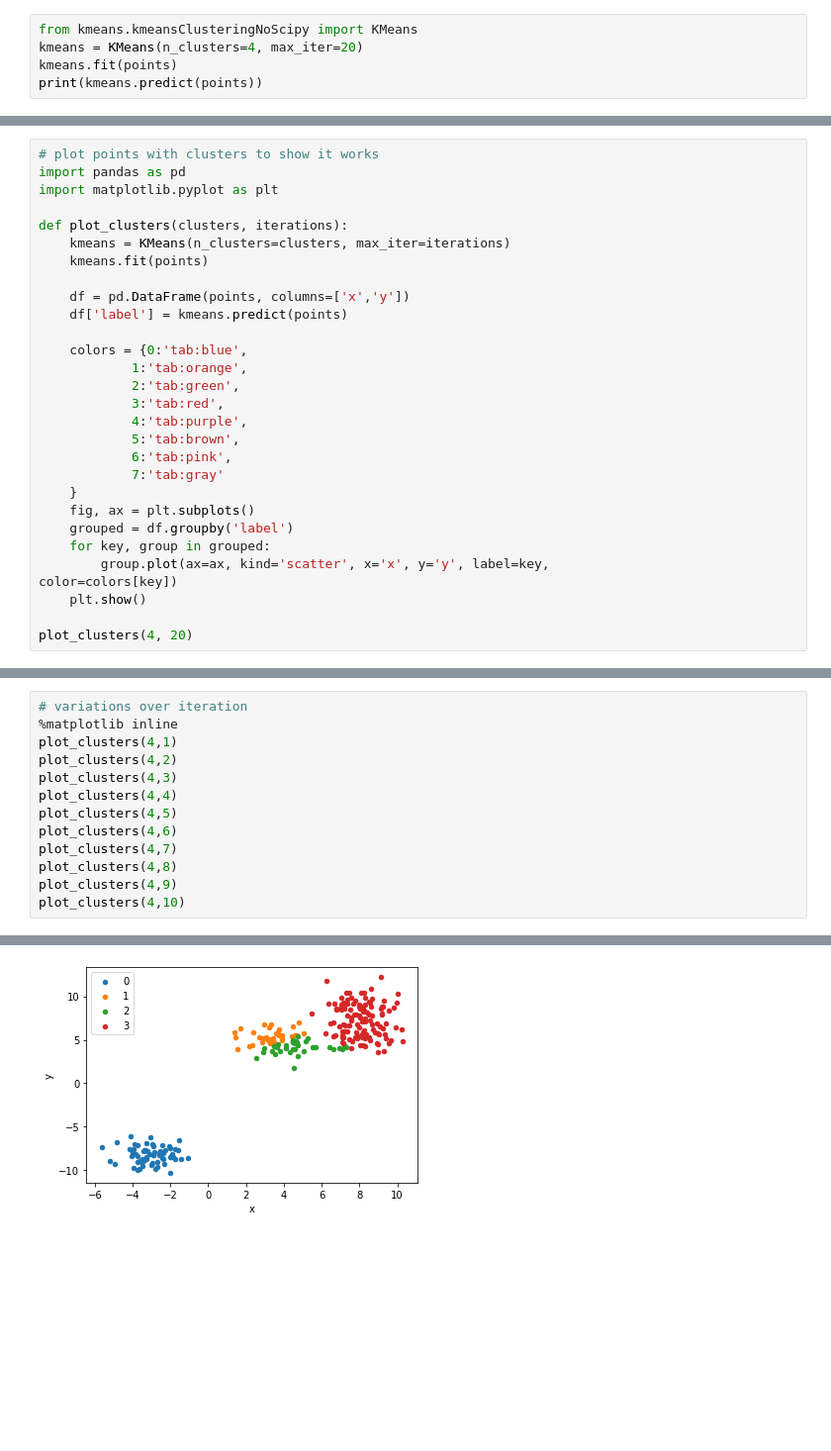
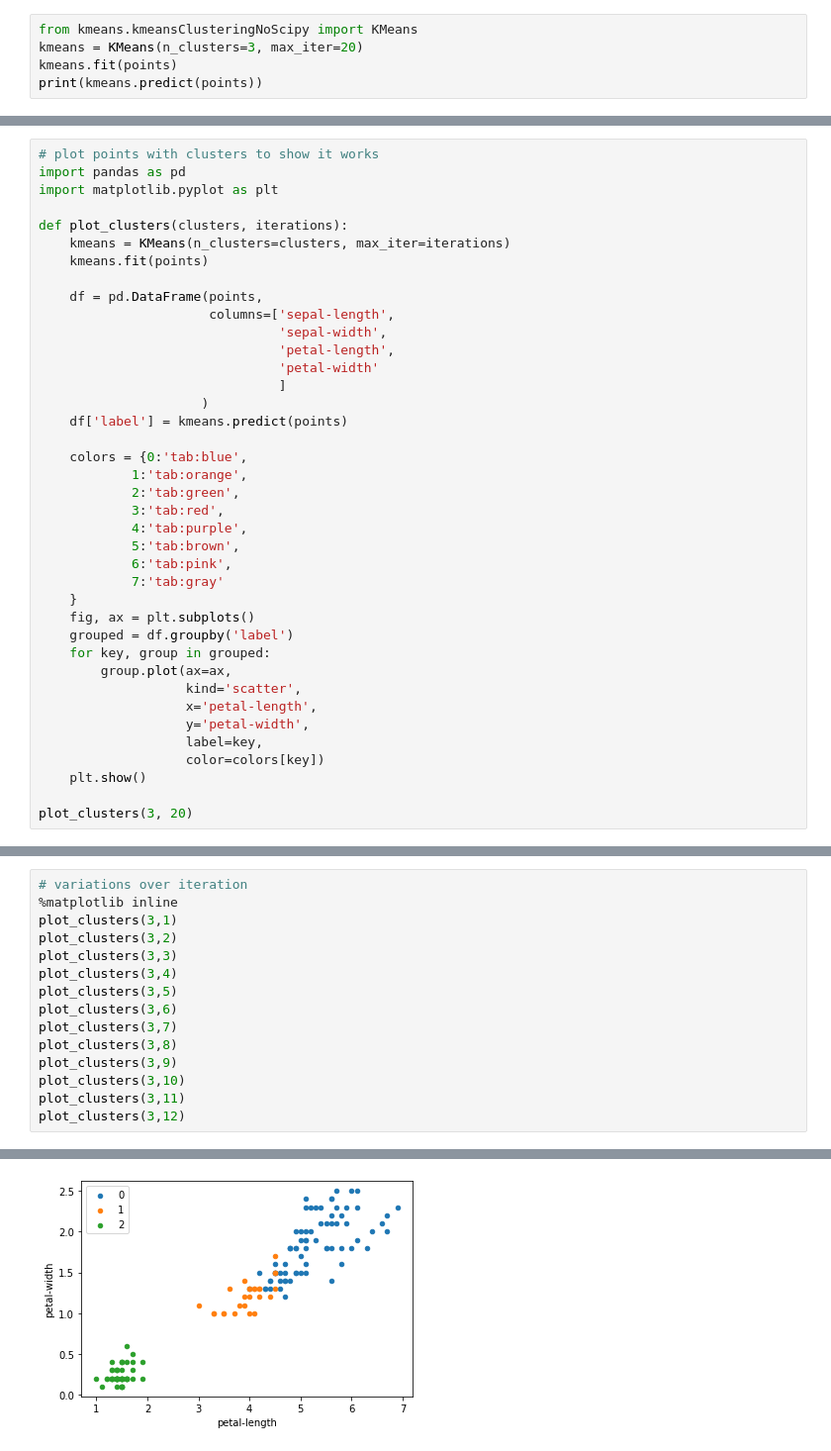
Before and after one commit to Lilchoto3/cs-build-week-unit-5, a Jupyter notebook: testing.ipynb, the cells around one changed output, grey strips where cells are left out. Shown at 99% size. Drawn from its saved outputs; the diff is of its cells as text; blank space fills up the shorter version.

```diff
--- a/testing.ipynb
+++ b/testing.ipynb
@@ -13,6 +23,6 @@ print(points[:5])
 # %%
 from kmeans.kmeansClusteringNoScipy import KMeans
-kmeans = KMeans(n_clusters=4, max_iter=20)
+kmeans = KMeans(n_clusters=3, max_iter=20)
 kmeans.fit(points)
 print(kmeans.predict(points))
 # %% [output]
@@ -37,7 +48,13 @@ def plot_clusters(clusters, iterations):
     kmeans = KMeans(n_clusters=clusters, max_iter=iterations)
     kmeans.fit(points)
 
-    df = pd.DataFrame(points, columns=['x','y'])
+    df = pd.DataFrame(points,
+                      columns=['sepal-length',
+                               'sepal-width',
+                               'petal-length',
+                               'petal-width'
+                               ]
+                     )
     df['label'] = kmeans.predict(points)
 
     colors = {0:'tab:blue',
@@ -52,10 +69,15 @@ def plot_clusters(clusters, iterations):
     fig, ax = plt.subplots()
     grouped = df.groupby('label')
     for key, group in grouped:
-        group.plot(ax=ax, kind='scatter', x='x', y='y', label=key,                       color=colors[key])
+        group.plot(ax=ax,
+                   kind='scatter',
+                   x='petal-length',
+                   y='petal-width',
+                   label=key,
+                   color=colors[key])
     plt.show()
 
-plot_clusters(4, 20)
+plot_clusters(3, 20)
 # %% [output]
 Iteration: 0
 Iteration: 1
@@ -72,18 +95,20 @@ Iteration: 10
 # %%
 # variations over iteration
 %matplotlib inline
-plot_clusters(4,1)
-plot_clusters(4,2)
-plot_clusters(4,3)
-plot_clusters(4,4)
-plot_clusters(4,5)
-plot_clusters(4,6)
-plot_clusters(4,7)
-plot_clusters(4,8)
-plot_clusters(4,9)
-plot_clusters(4,10)
+plot_clusters(3,1)
+plot_clusters(3,2)
+plot_clusters(3,3)
+plot_clusters(3,4)
+plot_clusters(3,5)
+plot_clusters(3,6)
+plot_clusters(3,7)
+plot_clusters(3,8)
+plot_clusters(3,9)
+plot_clusters(3,10)
+plot_clusters(3,11)
+plot_clusters(3,12)
 # %% [output]
 Iteration: 0
-[figure, old version]
+[figure, new version]
 Iteration: 0
 Iteration: 1
```
Also changed, not shown: parts of 7 cells of this notebook, 1 other file.
